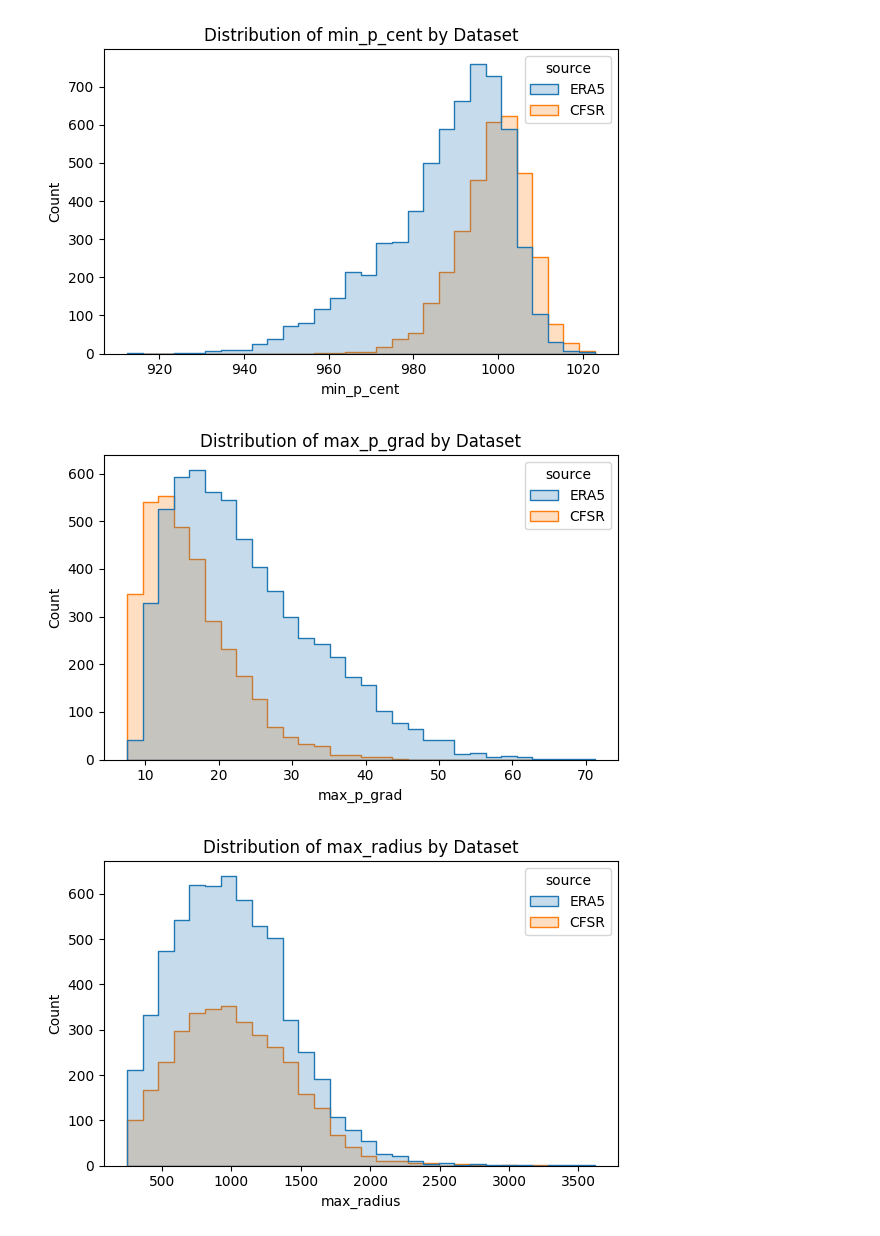
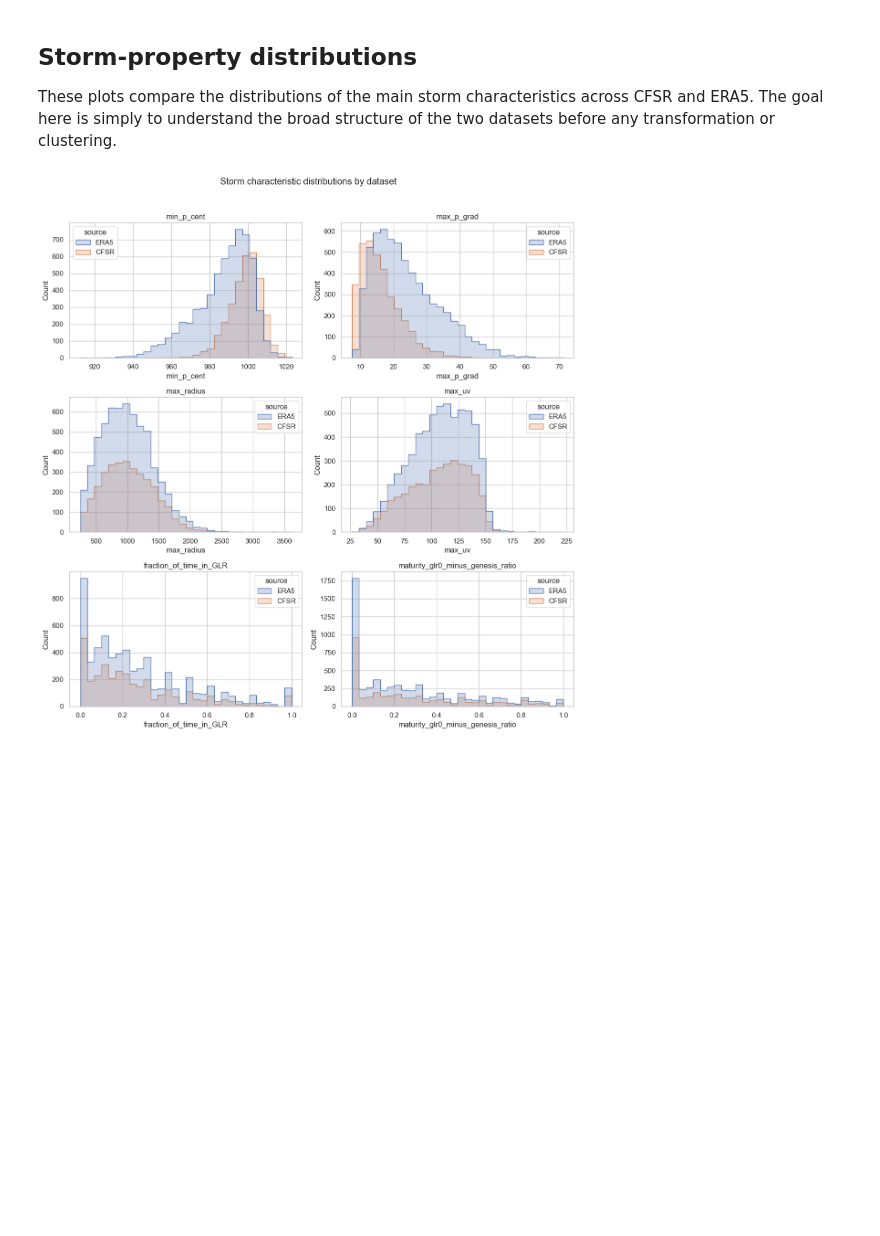
Before and after one commit to DaniJonesOcean/etc-impacts-great-lakes, a Jupyter notebook: notebooks/01_exploratory_analysis.ipynb, the cells around one changed output. Drawn from its saved outputs; the diff is of its cells as text; code cells hidden in the pictures; blank space fills up the shorter version.

```diff
--- a/notebooks/01_exploratory_analysis.ipynb
+++ b/notebooks/01_exploratory_analysis.ipynb
@@ -79,21 +104,19 @@ CFSR Summary:
 # %%
 # ------------------------------
-# 3. Data Cleaning
+# 3. Basic cleaning
 # ------------------------------
+df_era5 = df_era5.loc[:, ~df_era5.columns.duplicated()].copy()
+df_cfsr = df_cfsr.loc[:, ~df_cfsr.columns.duplicated()].copy()
 
-# Remove duplicated columns
-print("Removing duplicate columns if present...")
-df_era5 = df_era5.loc[:, ~df_era5.columns.duplicated()]
-df_cfsr = df_cfsr.loc[:, ~df_cfsr.columns.duplicated()]
-
-# Apply season and clean teleconnections
-for df in [df_era5, df_cfsr]:
+for df in (df_era5, df_cfsr):
     add_season(df)
     clean_teleconnections(df)
 
-# Remove invalid CFSR values
 df_cfsr = df_cfsr[
-    (df_cfsr['fraction_of_time_in_GLR'] >= 0) &
-    (df_cfsr['maturity_glr0_minus_genesis_ratio'] >= 0)
+    (df_cfsr["fraction_of_time_in_GLR"] >= 0)
+    & (df_cfsr["maturity_glr0_minus_genesis_ratio"] >= 0)
 ].copy()
+
+print("ERA5 shape after cleaning:", df_era5.shape)
+print("CFSR shape after cleaning:", df_cfsr.shape)
 # %% [output]
@@ -101,29 +125,33 @@ Removing duplicate columns if present...
+# %% [markdown]
+## Storm-property distributions
+
+These plots compare the distributions of the main storm characteristics across CFSR and ERA5. The goal here is simply to understand the broad structure of the two datasets before any transformation or clustering.
 # %%
 # ------------------------------
-# 4a. Storm Property Visualizations
+# 4. Storm-property distributions
 # ------------------------------
-storm_characteristics = [
-    'min_p_cent', 'max_p_grad', 'max_radius', 'max_uv',
-    'fraction_of_time_in_GLR', 'maturity_glr0_minus_genesis_ratio']
-
-# Add 'source' column for comparison
-df_era5['source'] = 'ERA5'
-df_cfsr['source'] = 'CFSR'
+df_era5["source"] = "ERA5"
+df_cfsr["source"] = "CFSR"
 df_all = pd.concat([df_era5, df_cfsr], ignore_index=True)
 
-# Histograms
-for var in storm_characteristics:
-    plt.figure(figsize=(6, 4))
-    sns.histplot(data=df_all, x=var, hue='source', bins=30, element='step', stat='count')
-    plt.title(f"Distribution of {var} by Dataset")
-    plt.tight_layout()
-    plt.show()
+fig, axes = plt.subplots(3, 2, figsize=(12, 12))
+axes = axes.ravel()
 
-# Pairplot (ERA5 only)
-sns.pairplot(df_era5[storm_characteristics].sample(frac=0.1, random_state=42), corner=False)
-plt.suptitle("ERA5 Storm Characteristics (Sampled)", y=1.02)
+for ax, var in zip(axes, storm_characteristics):
+    sns.histplot(
+        data=df_all,
+        x=var,
+        hue="source",
+        bins=30,
+        element="step",
+        stat="count",
+        common_norm=False,
+        ax=ax,
+    )
+    ax.set_title(var)
+
+fig.suptitle("Storm characteristic distributions by dataset", y=1.02)
+plt.tight_layout()
 plt.show()
 # %% [output]
-[figure, old version]
+[figure, new version]
-[figure, removed]
-[figure, removed]
```
Also changed, not shown: parts of 16 cells of this notebook.
